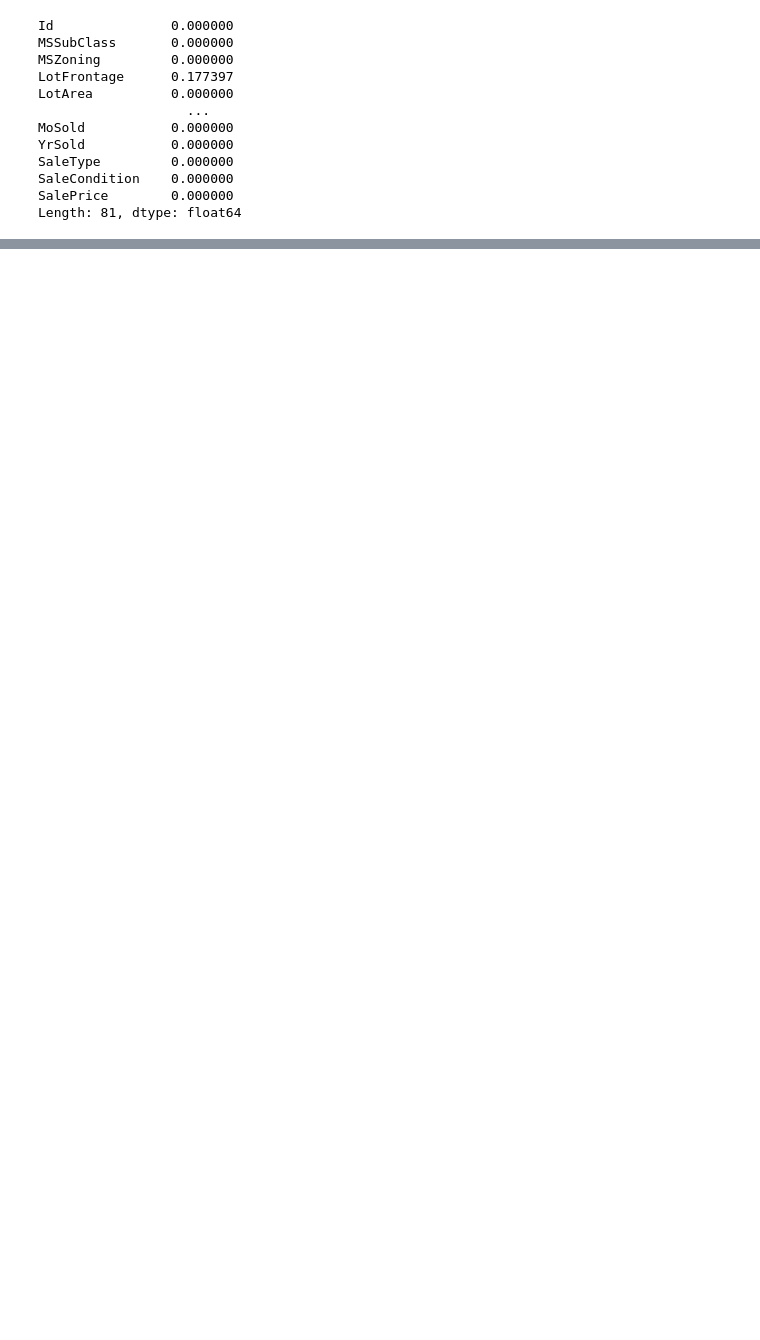
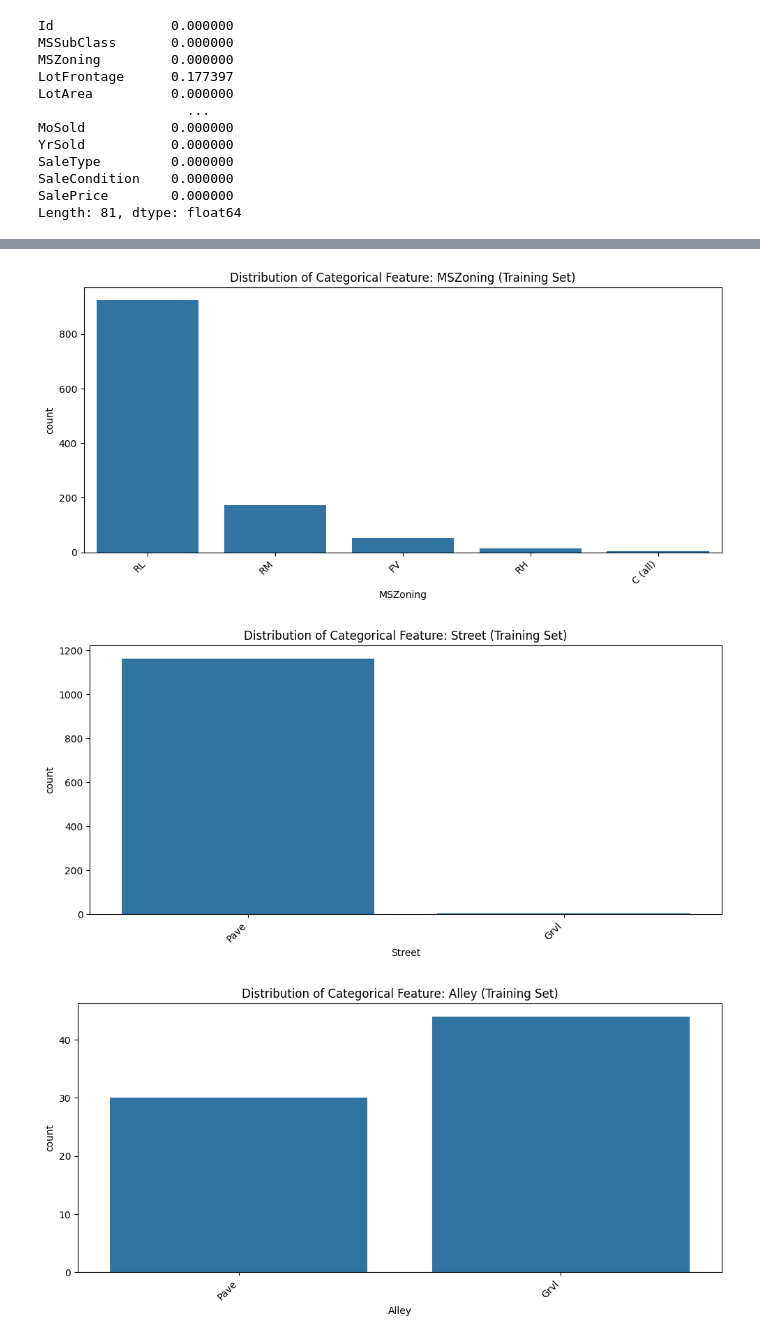
Before and after one commit to konstantine25b/Machine_learning, a Jupyter notebook: assignment1/model_experiments/model1.ipynb, the cells around one changed output, grey strips where cells are left out. Drawn from its saved outputs; the diff is of its cells as text; code cells hidden in the pictures; blank space fills up the shorter version.

```diff
--- a/assignment1/model_experiments/model1.ipynb
+++ b/assignment1/model_experiments/model1.ipynb
@@ -173,3 +63,0 @@ Numerical columns (0): []
-# %%
-for col in cat_cols:
-    print(X_train[col].value_counts())
@@ -193,0 +110,15 @@ Name: count, dtype: int64
+# %%
+# #### Count of Categorical Features (e.g., first 5)
+X_train_categorical = X_train.select_dtypes(include=['object'])
+if not X_train_categorical.empty:
+    for i, col in enumerate(X_train_categorical.columns[:min(5, len(X_train_categorical.columns))]):
+        plt.figure(figsize=(10, 5))
+        sns.countplot(data=X_train_categorical, x=col)
+        plt.title(f"Distribution of Categorical Feature: {col} (Training Set)")
+        plt.xticks(rotation=45, ha='right')
+        plt.tight_layout()
+        plt.show()
+# %% [output]
+[figure, added]
+[figure, added]
+[figure, added]
```
Also changed, not shown: parts of 29 cells of this notebook, 1 other file.
